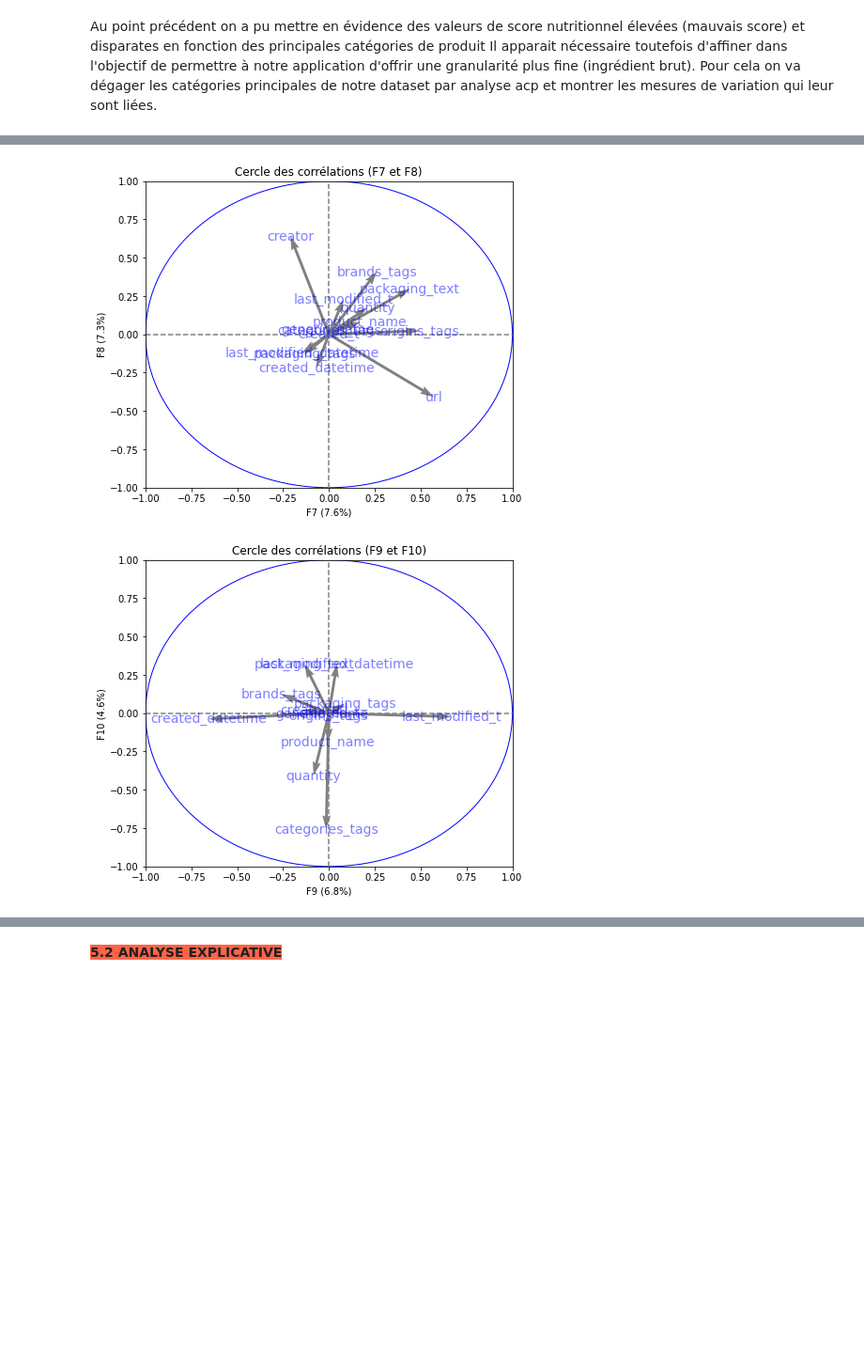
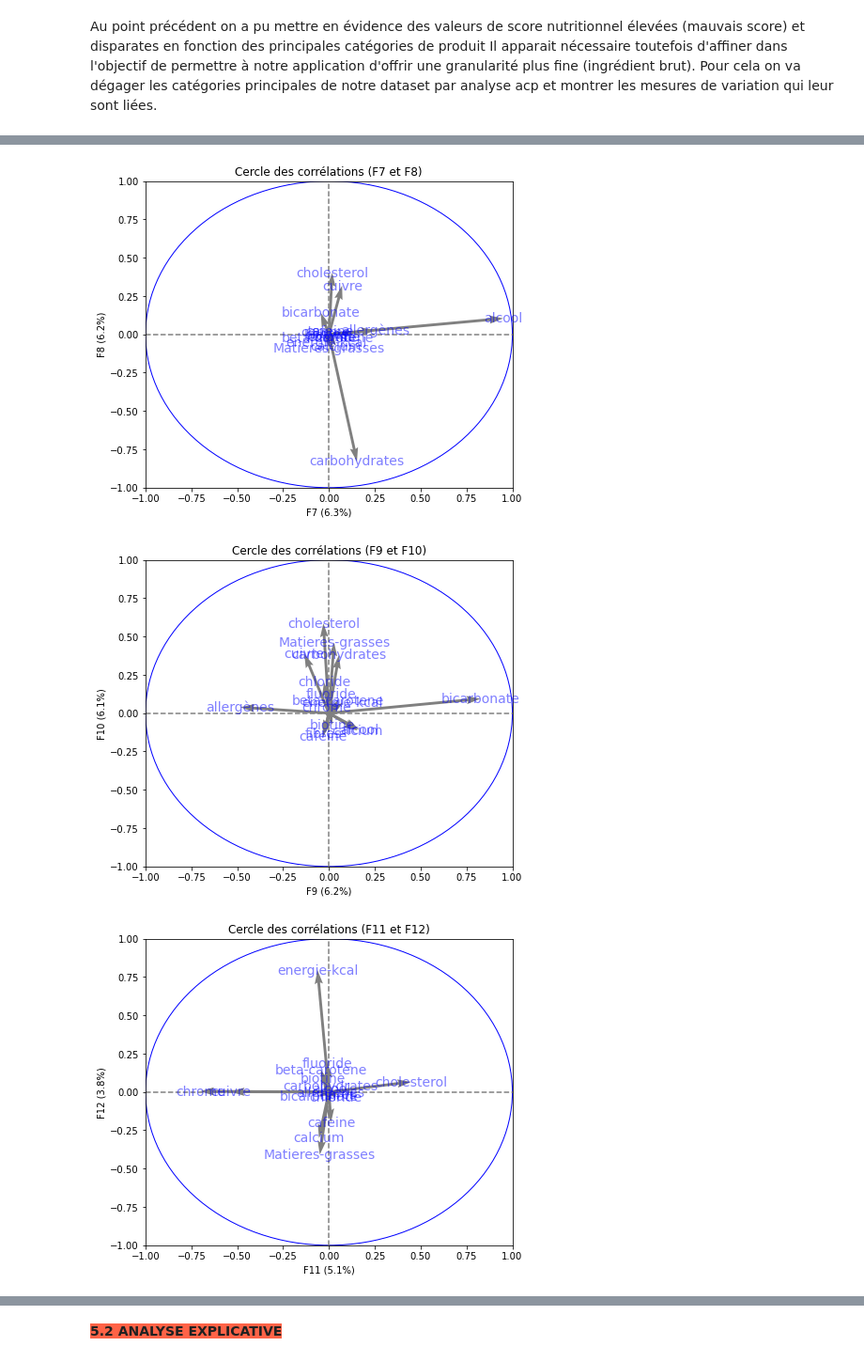
Before and after one commit to aldeponk/openfoodfact, a Jupyter notebook: Analysis.ipynb, the cells around one changed output, grey strips where cells are left out. Shown at 94% size. Saved outputs shown, nothing was run; the diff lists cells and outputs as text; code cells hidden in the pictures; blank space fills up the shorter version.

```diff
--- a/Analysis.ipynb
+++ b/Analysis.ipynb
@@ -57,7 +57,7 @@ except:
 
 #On reprend le dataset issu du clean
 #data=pd.read_csv('../dataset/en.openfoodfacts.org.products.csv',sep='\t',nrows=300000, low_memory=False)
-data=pd.read_csv('../dataset/consolidated-52331.csv',sep='\t',nrows=300000, low_memory=False)
+data=pd.read_csv('../dataset/consolidated-167273.csv',sep='\t',nrows=300000, low_memory=False)
 # %% [markdown]
 <b style="background-color:tomato;font-size:14px;">2. DEFINITION DES FEATURES DE SCORING<b>
     <a id="def_features"></a>
@@ -94,11 +94,11 @@ details.append(['Feature','mean','std','Item remarquable','Max'])
 for i in scoring_features:
     mean = round(data[i].mean(),3)
     std = round(data[i].std(),3)
-    max = round(data[i].max(),0)
-    worse = data.loc[data[i] == max]
+    max_value = round(data[i].max(),0)
+    worse = data.loc[data[i] == max_value]
     try:
-        details.append([i,mean,std,worse['product_name'].iloc[0],max])
+        details.append([i,mean,std,worse['product_name'].iloc[0],max_value])
     except:
-        details.append([i,mean,std,'???',max])
+        details.append([i,mean,std,'???',max_value])
 print(tabulate(details))
 # %% [output]
@@ -652,7 +795,9 @@ Nous pouvons arrêter à 10 le nombre de composantes principales pour notre anal
 # %%
 # Cercle des corrélations
 pcs = pca.components_
-display_circles(pcs, n_comp, pca, [(0,1),(2,3),(4,5),(6,7),(8,9)], labels = np.array(features))
+
+display_circles(pcs, n_comp, pca, [(0,1),(2,3),(4,5),(6,7),(8,9),(10,11),(12,13),(14,15),(16,17),(18,19),(20,21),(22,23),(24,25)], labels = np.array(features))
+#display_circles(pcs, n_comp, pca, [(0,1)], labels = np.array(features))
 
 plt.show()
 # %% [output]
@@ -662,2 +807,3 @@ plt.show()
-[figure, old version]
+[figure, new version]
-[figure, old version]
+[figure, new version]
+[figure, added]
```
Also changed, not shown: parts of 10 cells of this notebook.
